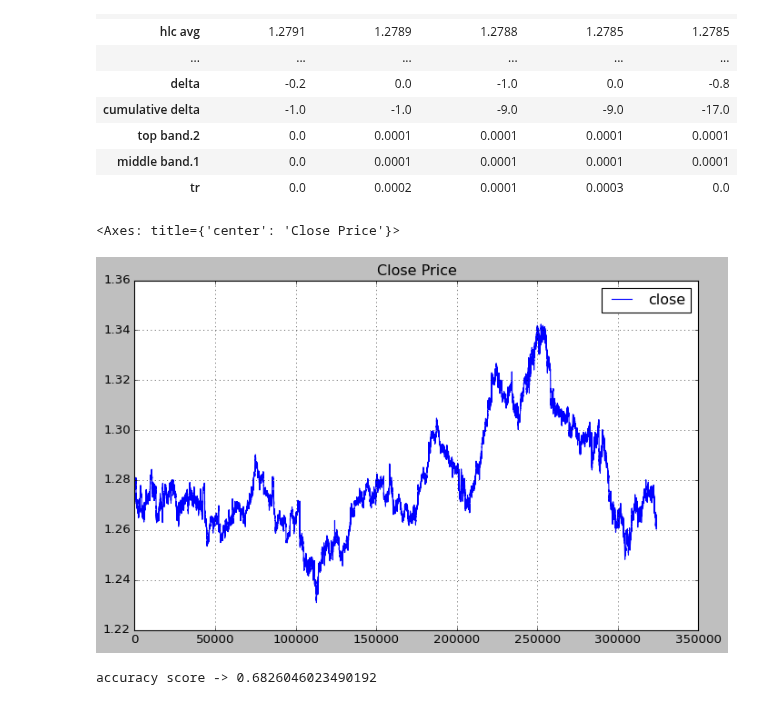
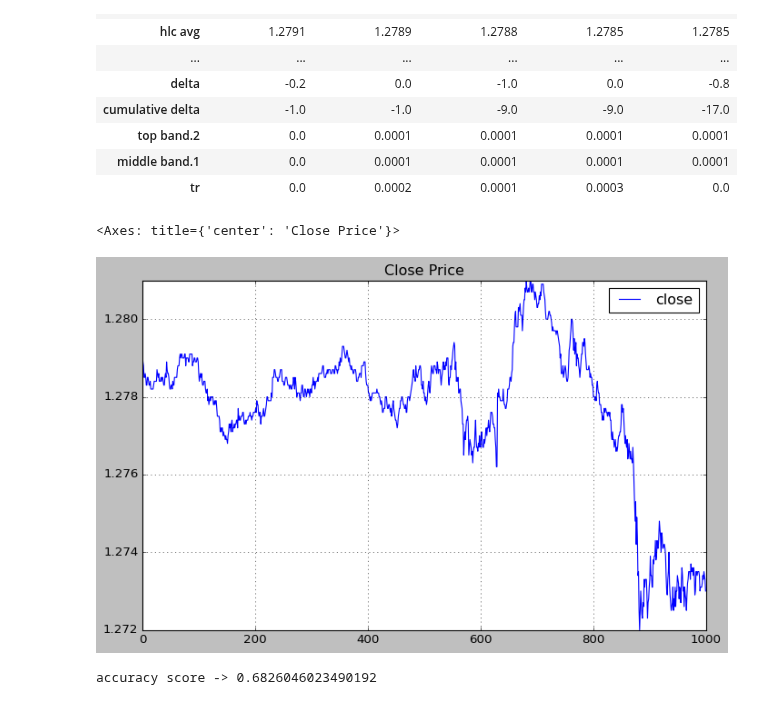
Before and after one commit to skalaydzhiyski/phitech-research, a Jupyter notebook: notebooks/explore-exported-sierra-chart-data.ipynb, the cells around one changed output. Drawn from its saved outputs; the diff is of its cells as text; code cells hidden in the pictures.

```diff
--- a/notebooks/explore-exported-sierra-chart-data.ipynb
+++ b/notebooks/explore-exported-sierra-chart-data.ipynb
@@ -73,9 +73,9 @@ res.head(5).T
 | middle band.1 | 0.0 | 0.0001 | 0.0001 | 0.0001 | 0.0001 |
 | tr | 0.0 | 0.0002 | 0.0001 | 0.0003 | 0.0 |
 # %%
-res.close.plot(title="Close Price", legend=True)
+res[:1000].close.plot(title="Close Price", legend=True)
 # %% [output]
 <Axes: title={'center': 'Close Price'}>
-[figure, old version]
+[figure, new version]
 # %%
 # train a very simple logistic regression model to predict whether the next close price will be UP or DOWN using the remaining features
```
Also changed, not shown: parts of 1 cell of this notebook, 3 other files.
